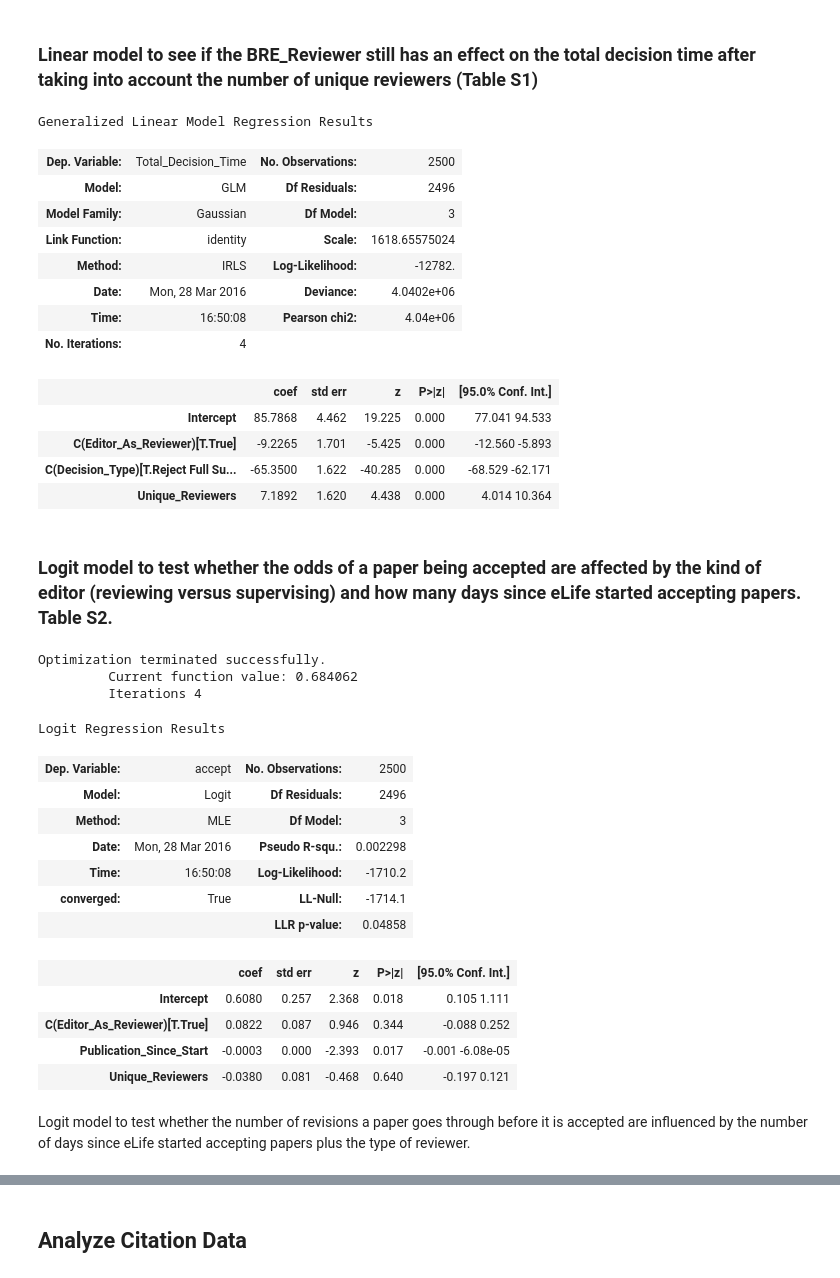
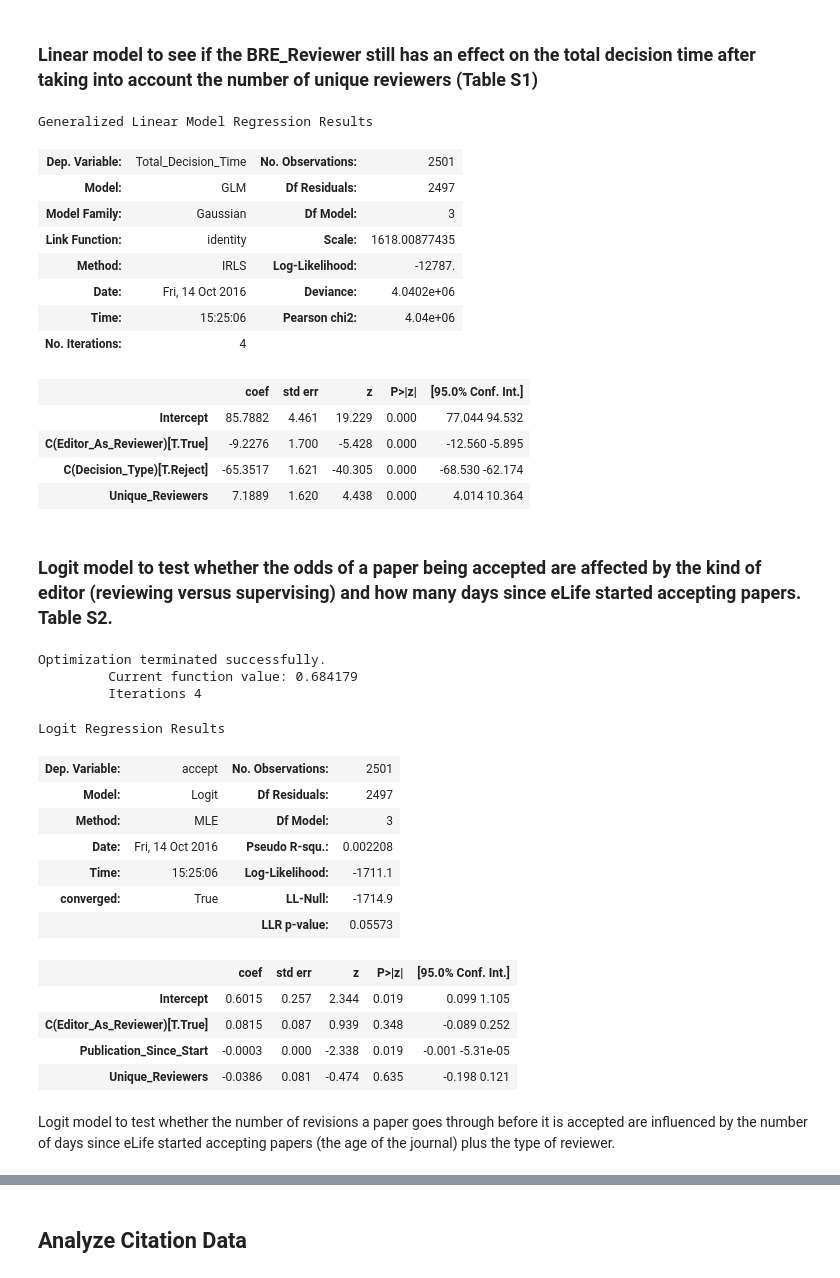
Before and after one commit to CsikaszNagyLab/eLife_Editorial_Process, a Jupyter notebook: Statistical_Analysis_Full_Dataset.ipynb, the cells around one changed output, grey strips where cells are left out. Cells and saved outputs as stored; diff of their text form; code cells hidden in the pictures.

```diff
--- a/Statistical_Analysis_Full_Dataset.ipynb
+++ b/Statistical_Analysis_Full_Dataset.ipynb
@@ -31,9 +16,12 @@ output_notebook()
 Import cleaned dataset.
 # %%
 data_dir = os.path.join(os.getcwd(), 'Data')
+output_dir = os.path.join(os.getcwd(), 'Figures')
 
 post_peer_review = pd.read_csv(os.path.join(data_dir, 'Peer_Reviewed_Papers_Updated.csv'),
                                index_col=[0, 1], parse_dates=[6, 7])
 
 # Turn this into a category to save memory.
 post_peer_review['Decision_Type'] = post_peer_review['Decision_Type'].astype('category')
+post_peer_review['Decision_Type'].cat.rename_categories(['Accept', 'Reject', 'Revise'],
+                                                        inplace=True)
@@ -206,6 +227,7 @@ for idx in plot_df.index:
 # %%
-decisions_df = plot_df[plot_df['Decision_Type'] != 'Revise Full Submission'].copy()  # drop papers that are in revision
-decisions_df['accept'] = decisions_df['Decision_Type'] == 'Accept Full Submission'
+# drop papers that are still in revision
+accept_reject_df = final_decision_df[final_decision_df['Decision_Type'] != 'Revise'].copy()
+accept_reject_df['accept'] = accept_reject_df['Decision_Type'] == 'Accept'
 # %%
 fig = plt.figure(figsize=(5, 7.5), dpi=250)
 ax = fig.add_subplot(111)
@@ -221,50 +246,50 @@ sns.despine(trim=True)
 # %% [markdown]
 ### Linear model to see if the BRE_Reviewer still has an effect on the total decision time after taking into account the number of unique reviewers (Table S1)
 # %%
-decisions_df['accept'] = decisions_df['accept'].astype('int')
+accept_reject_df['accept'] = accept_reject_df['accept'].astype('int')
 formula = 'Total_Decision_Time ~ C(Editor_As_Reviewer) + Unique_Reviewers + C(Decision_Type)'
-model = smf.glm(formula=formula, data=decisions_df).fit()
+model = smf.glm(formula=formula, data=accept_reject_df).fit()
 display(model.summary())
 # %% [output]
 Generalized Linear Model Regression Results
-| Dep. Variable: | Total_Decision_Time | No. Observations: | 2500 |
-| Model: | GLM | Df Residuals: | 2496 |
+| Dep. Variable: | Total_Decision_Time | No. Observations: | 2501 |
+| Model: | GLM | Df Residuals: | 2497 |
 | Model Family: | Gaussian | Df Model: | 3 |
-| Link Function: | identity | Scale: | 1618.65575024 |
-| Method: | IRLS | Log-Likelihood: | -12782. |
-| Date: | Mon, 28 Mar 2016 | Deviance: | 4.0402e+06 |
-| Time: | 16:50:08 | Pearson chi2: | 4.04e+06 |
+| Link Function: | identity | Scale: | 1618.00877435 |
+| Method: | IRLS | Log-Likelihood: | -12787. |
+| Date: | Fri, 14 Oct 2016 | Deviance: | 4.0402e+06 |
+| Time: | 15:25:06 | Pearson chi2: | 4.04e+06 |
 | No. Iterations: | 4 |  |  |
 |  | coef | std err | z | P>|z| | [95.0% Conf. Int.] |
-| Intercept | 85.7868 | 4.462 | 19.225 | 0.000 | 77.041 94.533 |
-| C(Editor_As_Reviewer)[T.True] | -9.2265 | 1.701 | -5.425 | 0.000 | -12.560 -5.893 |
-| C(Decision_Type)[T.Reject Full Su... | -65.3500 | 1.622 | -40.285 | 0.000 | -68.529 -62.171 |
-| Unique_Reviewers | 7.1892 | 1.620 | 4.438 | 0.000 | 4.014 10.364 |
+| Intercept | 85.7882 | 4.461 | 19.229 | 0.000 | 77.044 94.532 |
+| C(Editor_As_Reviewer)[T.True] | -9.2276 | 1.700 | -5.428 | 0.000 | -12.560 -5.895 |
+| C(Decision_Type)[T.Reject] | -65.3517 | 1.621 | -40.305 | 0.000 | -68.530 -62.174 |
+| Unique_Reviewers | 7.1889 | 1.620 | 4.438 | 0.000 | 4.014 10.364 |
 # %% [markdown]
 ### Logit model to test whether the odds of a paper being accepted are affected by the kind of editor (reviewing versus supervising) and how many days since eLife started accepting papers.  Table S2.
 # %%
-decisions_df['accept'] = decisions_df['accept'].astype('int')
+accept_reject_df['accept'] = accept_reject_df['accept'].astype('int')
 formula = 'accept ~ C(Editor_As_Reviewer) + Publication_Since_Start + Unique_Reviewers'
-model = smf.logit(formula=formula, data=decisions_df).fit()
+model = smf.logit(formula=formula, data=accept_reject_df).fit()
 display(model.summary())
 # %% [output]
 Optimization terminated successfully.
-         Current function value: 0.684062
+         Current function value: 0.684179
          Iterations 4
 Logit Regression Results
-| Dep. Variable: | accept | No. Observations: | 2500 |
-| Model: | Logit | Df Residuals: | 2496 |
+| Dep. Variable: | accept | No. Observations: | 2501 |
+| Model: | Logit | Df Residuals: | 2497 |
 | Method: | MLE | Df Model: | 3 |
-| Date: | Mon, 28 Mar 2016 | Pseudo R-squ.: | 0.002298 |
-| Time: | 16:50:08 | Log-Likelihood: | -1710.2 |
-| converged: | True | LL-Null: | -1714.1 |
-|  |  | LLR p-value: | 0.04858 |
+| Date: | Fri, 14 Oct 2016 | Pseudo R-squ.: | 0.002208 |
+| Time: | 15:25:06 | Log-Likelihood: | -1711.1 |
+| converged: | True | LL-Null: | -1714.9 |
+|  |  | LLR p-value: | 0.05573 |
 |  | coef | std err | z | P>|z| | [95.0% Conf. Int.] |
-| Intercept | 0.6080 | 0.257 | 2.368 | 0.018 | 0.105 1.111 |
-| C(Editor_As_Reviewer)[T.True] | 0.0822 | 0.087 | 0.946 | 0.344 | -0.088 0.252 |
-| Publication_Since_Start | -0.0003 | 0.000 | -2.393 | 0.017 | -0.001 -6.08e-05 |
-| Unique_Reviewers | -0.0380 | 0.081 | -0.468 | 0.640 | -0.197 0.121 |
+| Intercept | 0.6015 | 0.257 | 2.344 | 0.019 | 0.099 1.105 |
+| C(Editor_As_Reviewer)[T.True] | 0.0815 | 0.087 | 0.939 | 0.348 | -0.089 0.252 |
+| Publication_Since_Start | -0.0003 | 0.000 | -2.338 | 0.019 | -0.001 -5.31e-05 |
+| Unique_Reviewers | -0.0386 | 0.081 | -0.474 | 0.635 | -0.198 0.121 |
 # %% [markdown]
-Logit model to test whether the number of revisions a paper goes through before it is accepted are influenced by the number of days since eLife started accepting papers plus the type of reviewer.
+Logit model to test whether the number of revisions a paper goes through before it is accepted are influenced by the number of days since eLife started accepting papers (the age of the journal) plus the type of reviewer.
 # %%
 formula = 'Total_Revisions ~ Publication_Since_Start + Editor_As_Reviewer + C(Decision_Type) + Unique_Reviewers'
```
Also changed, not shown: parts of 29 cells of this notebook, 8 other files.
